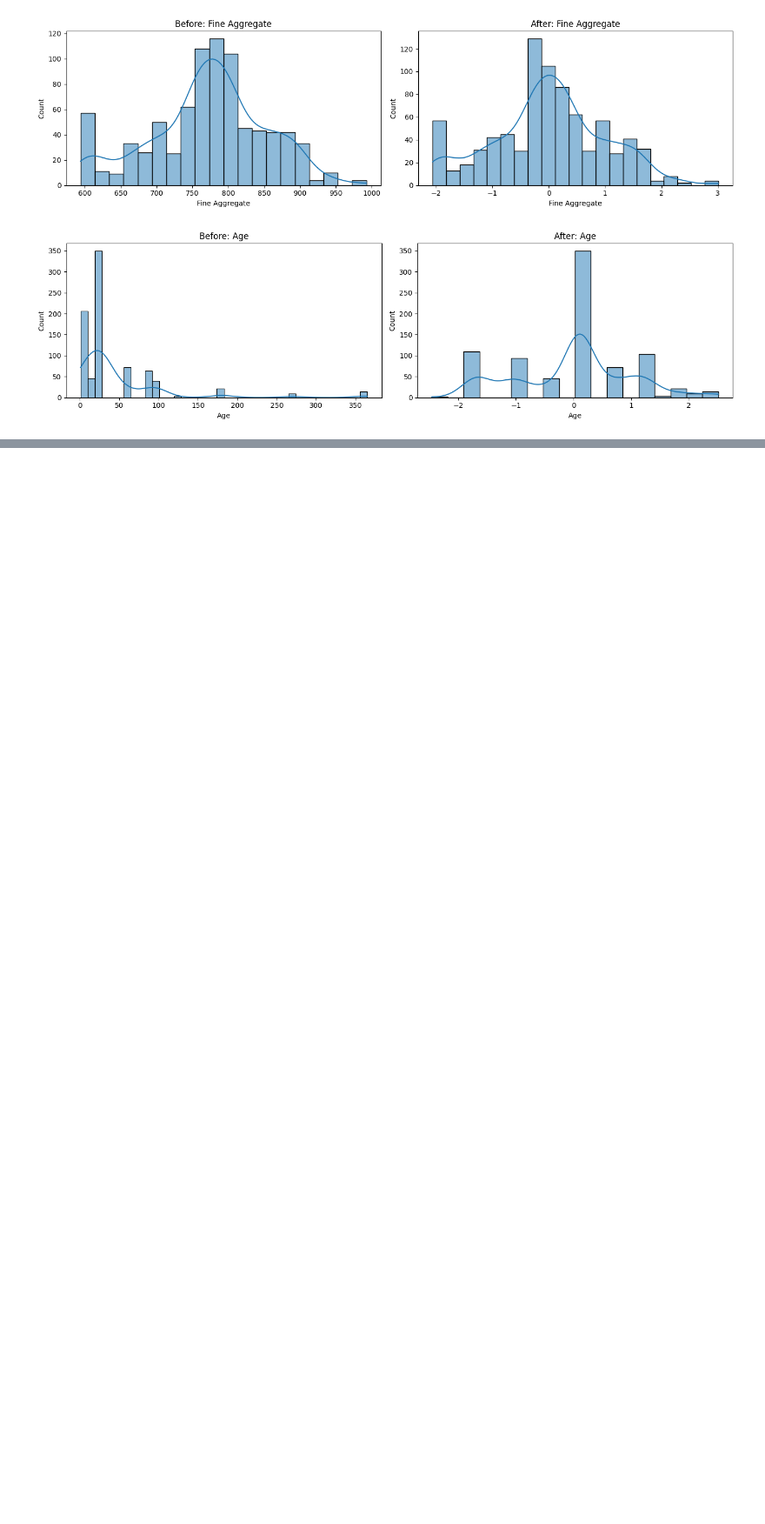
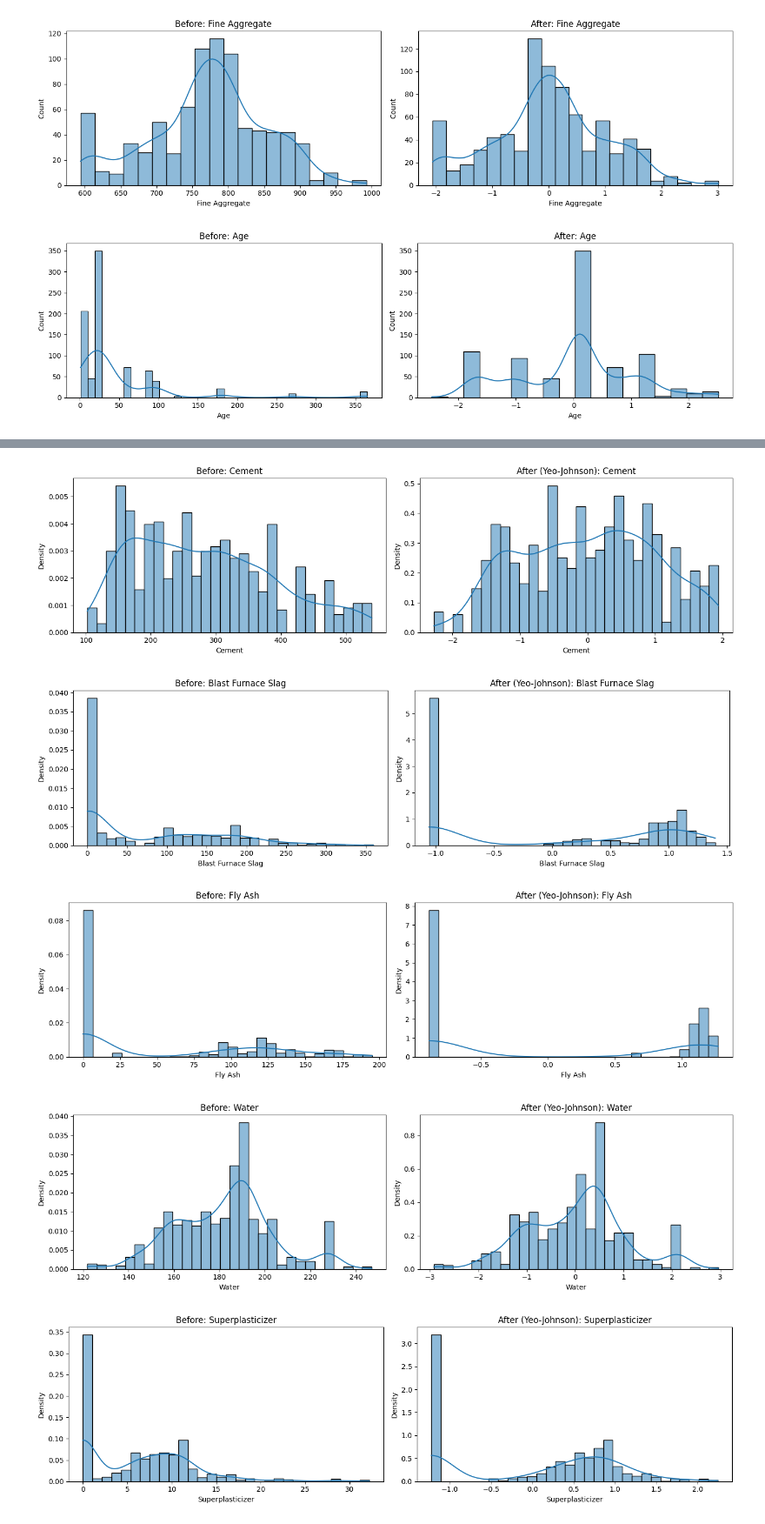
Before and after one commit to Foolmannn/ml-learnings, a Jupyter notebook: 5FeatureEngineering/Mathematical_Transformations/power_tranformer.ipynb, the cells around one changed output, grey strips where cells are left out. Shown at 87% size. Saved outputs shown, nothing was run; the diff lists cells and outputs as text; code cells hidden in the pictures; blank space fills up the shorter version.

Commit message:
ml: Feature engineering: power tranformations

```diff
--- a/5FeatureEngineering/Mathematical_Transformations/power_tranformer.ipynb
+++ b/5FeatureEngineering/Mathematical_Transformations/power_tranformer.ipynb
@@ -186,0 +189,16 @@ for col in X_train.columns:
+# %%
+# Apply Yeo-Johnson transform
+
+pt1 = PowerTransformer()
+
+X_train_transformed2 = pt1.fit_transform(X_train)
+X_test_transformed2 = pt1.transform(X_test)
+
+lr = LinearRegression()
+lr.fit(X_train_transformed2,y_train)
+
+y_pred3 = lr.predict(X_test_transformed2)
+
+print(r2_score(y_test,y_pred3))
+
+pd.DataFrame({'cols':X_train.columns,'Yeo_Johnson_lambdas':pt1.lambdas_})
@@ -186,0 +226,41 @@ for col in X_train.columns:
+# %%
+X_train_transformed2 = pd.DataFrame(X_train_transformed2,columns=X_train.columns)
+# %%
+# Before and after comparison for Yeo-Johnson
+
+X_train_transformed2 = pd.DataFrame(
+    X_train_transformed2,
+    columns=X_train.columns
+)
+
+for col in X_train.columns:
+    fig, axes = plt.subplots(1, 2, figsize=(14, 4))
+
+    # Original data
+    sns.histplot(
+        X_train[col],
+        kde=True,
+        stat="density",
+        bins=30,
+        ax=axes[0]
+    )
+    axes[0].set_title(f"Before: {col}")
+
+    # Yeo-Johnson transformed data
+    sns.histplot(
+        X_train_transformed2[col],
+        kde=True,
+        stat="density",
+        bins=30,
+        ax=axes[1]
+    )
+    axes[1].set_title(f"After (Yeo-Johnson): {col}")
+
+    plt.tight_layout()
+    plt.show()
+# %% [output]
+[figure, added]
+[figure, added]
+[figure, added]
+[figure, added]
+[figure, added]
```
Also changed, not shown: parts of 4 cells of this notebook, 1 other file.
